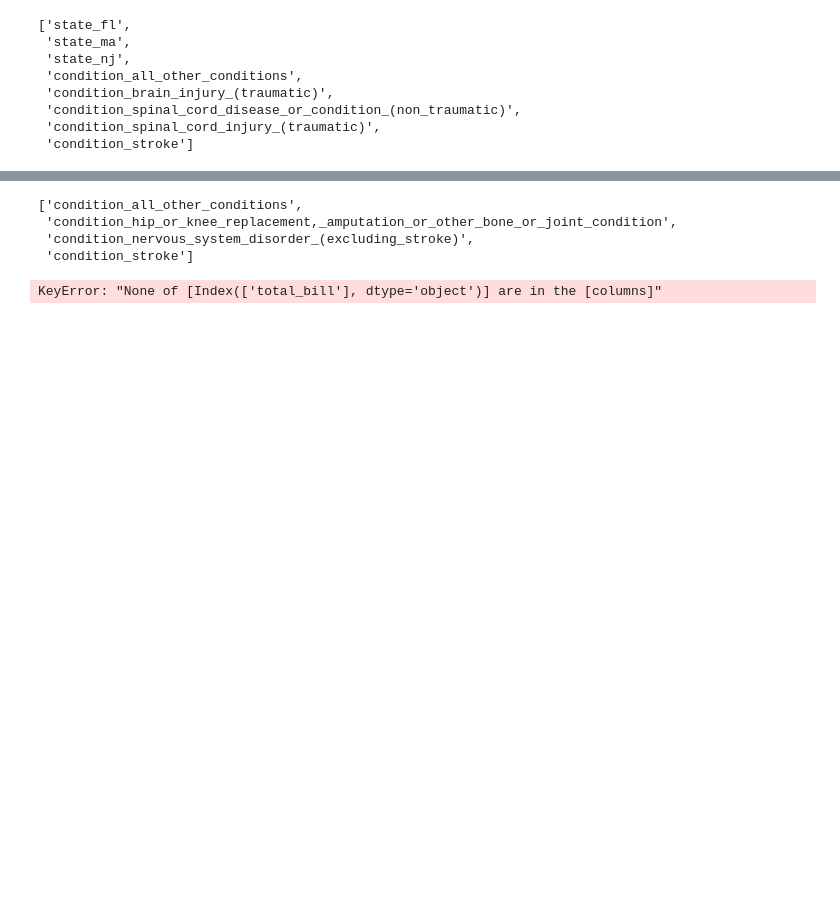
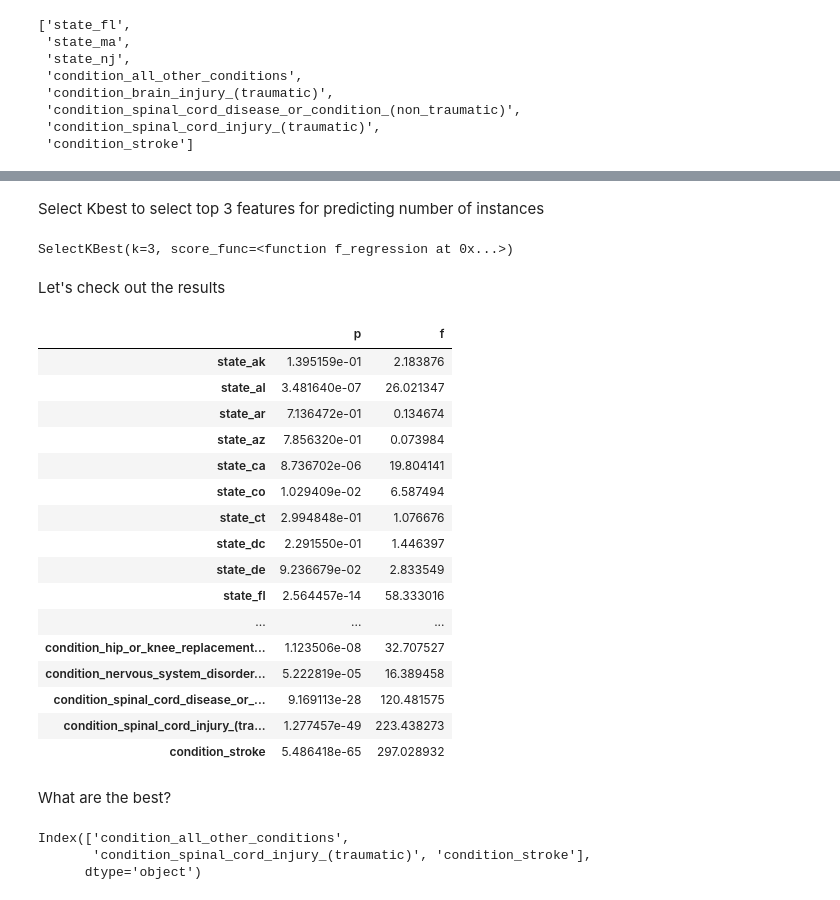
Before and after one commit to AJMartinezLlanes/medicare-inpatient-rehab-conditions, a Jupyter notebook: modeling.ipynb, the cells around one changed output, grey strips where cells are left out. Saved outputs shown, nothing was run; the diff lists cells and outputs as text; code cells hidden in the pictures; blank space fills up the shorter version.

Commit message:
model

```diff
--- a/modeling.ipynb
+++ b/modeling.ipynb
@@ -149,15 +156,38 @@ rfe_feature = X_train.iloc[:,feature_mask].columns.tolist()
-# %%
-rfe_feature
-# %% [output]
-['condition_all_other_conditions',
- 'condition_hip_or_knee_replacement,_amputation_or_other_bone_or_joint_condition',
- 'condition_nervous_system_disorder_(excluding_stroke)',
- 'condition_stroke']
-# %%
-# Fit a linear regresion model (ordinary least squares) and compute yhat, predictions of tip using total_bill
-
-model = LinearRegression().fit(df[['total_bill']], df.tip)
-predictions = model.predict(df[['total_bill']])
-df['yhat'] = predictions
-# %% [output]
-KeyError: "None of [Index(['total_bill'], dtype='object')] are in the [columns]"
+# %% [markdown]
+Select Kbest to select top 3 features for predicting number of instances
+# %%
+kbest = SelectKBest(f_regression, k=3)
+kbest.fit(X_train, y_train)
+# %% [output]
+SelectKBest(k=3, score_func=<function f_regression at 0x...>)
+# %% [markdown]
+Let's check out the results
+# %%
+kbest_results = pd.DataFrame(dict(p=kbest.pvalues_, f=kbest.scores_), index=X_train.columns)
+kbest_results
+# %% [output]
+|  | p | f |
+| state_ak | 1.395159e-01 | 2.183876 |
+| state_al | 3.481640e-07 | 26.021347 |
+| state_ar | 7.136472e-01 | 0.134674 |
+| state_az | 7.856320e-01 | 0.073984 |
+| state_ca | 8.736702e-06 | 19.804141 |
+| state_co | 1.029409e-02 | 6.587494 |
+| state_ct | 2.994848e-01 | 1.076676 |
+| state_dc | 2.291550e-01 | 1.446397 |
+| state_de | 9.236679e-02 | 2.833549 |
+| state_fl | 2.564457e-14 | 58.333016 |
+| ... | ... | ... |
+| condition_hip_or_knee_replacement... | 1.123506e-08 | 32.707527 |
+| condition_nervous_system_disorder... | 5.222819e-05 | 16.389458 |
+| condition_spinal_cord_disease_or_... | 9.169113e-28 | 120.481575 |
+| condition_spinal_cord_injury_(tra... | 1.277457e-49 | 223.438273 |
+| condition_stroke | 5.486418e-65 | 297.028932 |
+# %% [markdown]
+What are the best?
+# %%
+X_train.columns[kbest.get_support()]
+# %% [output]
+Index(['condition_all_other_conditions',
+       'condition_spinal_cord_injury_(traumatic)', 'condition_stroke'],
+      dtype='object')
```
Also changed, not shown: parts of 43 cells of this notebook.
